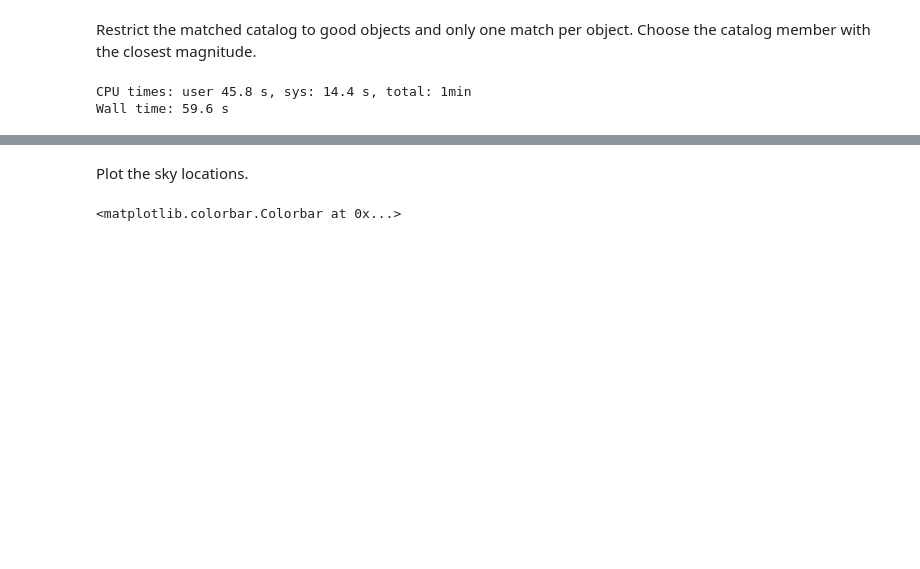
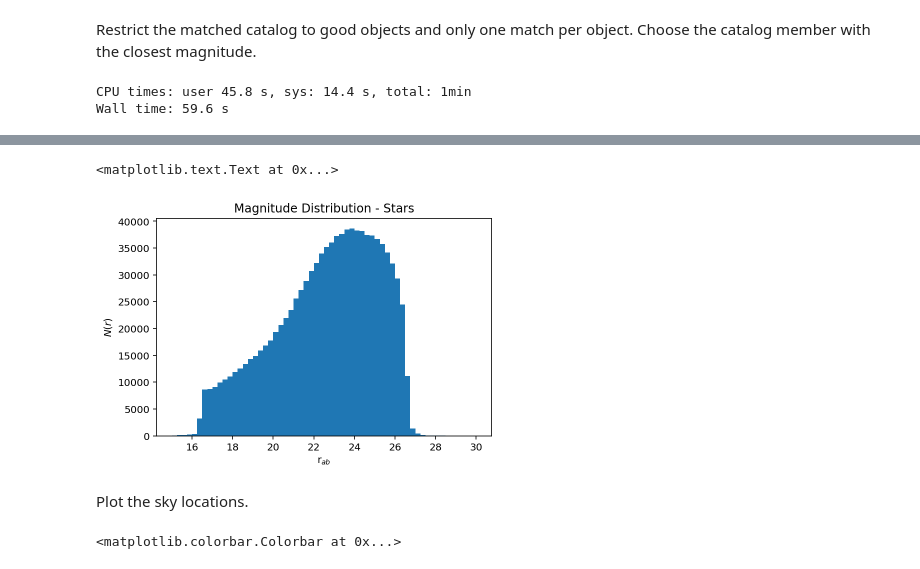
Before and after one commit to cwwalter/DC1_Analysis, a Jupyter notebook: Notebooks/Star-Galaxy.ipynb, the cells around one changed output, grey strips where cells are left out. Drawn from its saved outputs; the diff is of its cells as text; code cells hidden in the pictures; blank space fills up the shorter version.

```diff
--- a/Notebooks/Star-Galaxy.ipynb
+++ b/Notebooks/Star-Galaxy.ipynb
@@ -73,3 +76,12 @@ plt.ylabel(r'$N(r)$')
+# %%
+single.query(stars).hist('psfMag', bins=60, range=(15,30), grid=False)
+
+plt.title('Magnitude Distribution - Stars')
+plt.xlabel(r'r$_{ab}$')
+plt.ylabel(r'$N(r)$')
+# %% [output]
+<matplotlib.text.Text at 0x...>
+[figure, added]
 # %% [markdown]
 Plot the sky locations.
 # %%
```
Also changed, not shown: parts of 2 cells of this notebook.
